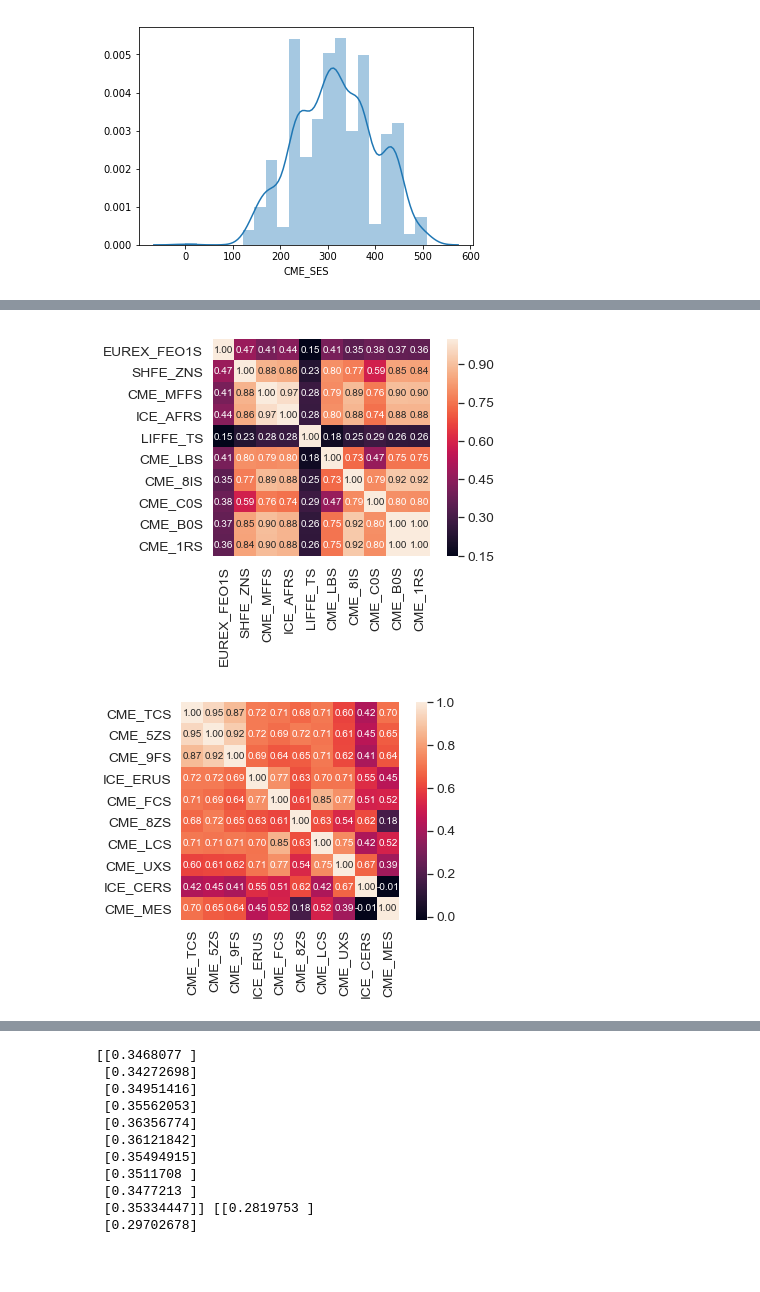
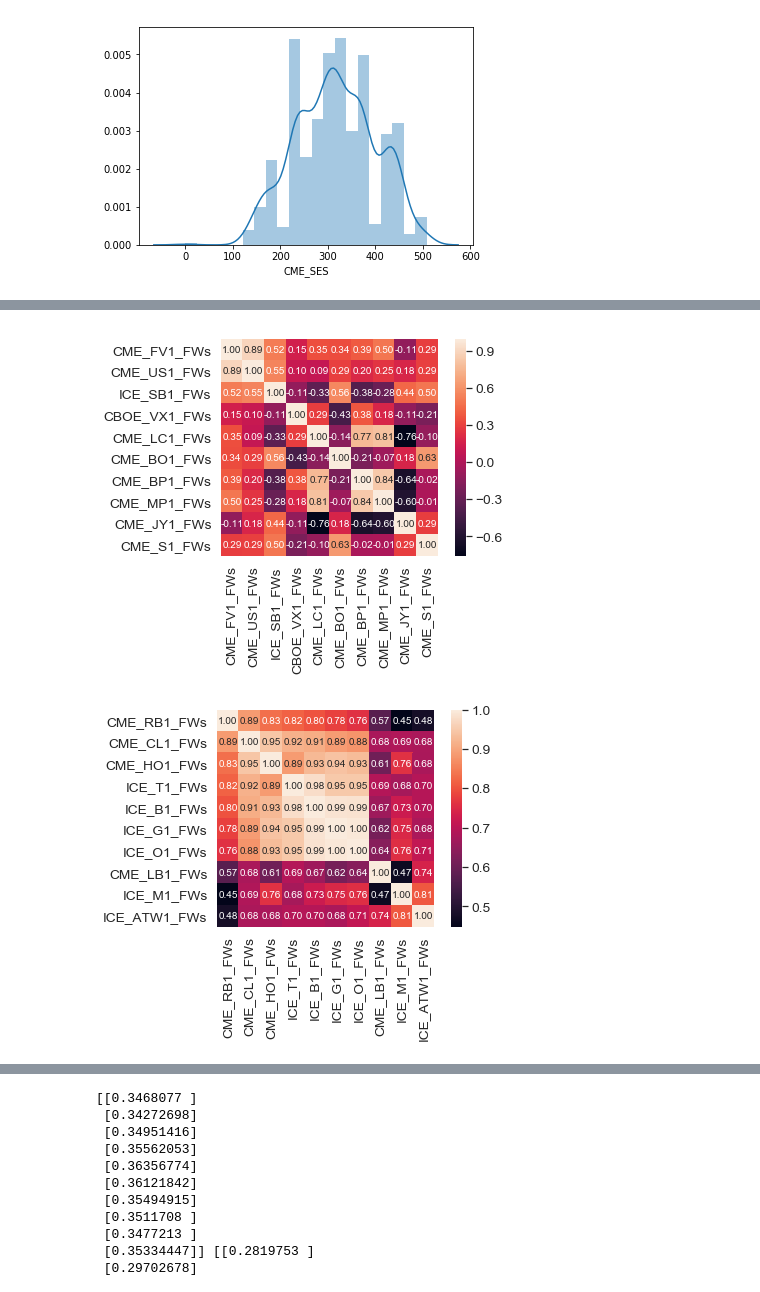
Before and after one commit to brownal05/globaltrade, a Jupyter notebook: alex/LTSMMULTI.ipynb, the cells around one changed output, grey strips where cells are left out. Saved outputs shown, nothing was run; the diff lists cells and outputs as text; code cells hidden in the pictures; blank space fills up the shorter version.

```diff
--- a/alex/LTSMMULTI.ipynb
+++ b/alex/LTSMMULTI.ipynb
@@ -32,9 +32,8 @@ def create_dataset(dataset, look_back=1):
     return np.array(dataX), np.array(dataY)
 # %%
 #load your data to train or predict on
-raw_data = pd.read_csv("features15.csv", low_memory=False)
+raw_data = pd.read_csv("big_df_adj.csv", low_memory=False)
 # %%
 
-df= df.fillna(0)
 cols = [c for c in raw_data.columns if c.lower()[-1] == "s"]
 df = raw_data[cols]
@@ -121,21 +124,21 @@ sns.heatmap(corrmat, vmax=.8, square=True);
 # %%
 k = 10 #number of variables for heatmap
-cols = corrmat.nsmallest(k, 'CME_TCS')['CME_TCS'].index
+cols = corrmat.nsmallest(k, 'CME_RB1_FWs')['CME_RB1_FWs'].index
 cm = np.corrcoef(a_df[cols].values.T)
 sns.set(font_scale=1.25)
 hm = sns.heatmap(cm, cbar=True, annot=True, square=True, fmt='.2f', annot_kws={'size': 10}, yticklabels=cols.values, xticklabels=cols.values)
 plt.show()
 # %% [output]
-[figure, old version]
+[figure, new version]
 # %%
 k = 10 #number of variables for heatmap
-cols = corrmat.nlargest(k, 'CME_TCS')['CME_TCS'].index
+cols = corrmat.nlargest(k, 'CME_RB1_FWs')['CME_RB1_FWs'].index
 cm = np.corrcoef(a_df[cols].values.T)
 sns.set(font_scale=1.25)
 hm = sns.heatmap(cm, cbar=True, annot=True, square=True, fmt='.2f', annot_kws={'size': 10}, yticklabels=cols.values, xticklabels=cols.values)
 plt.show()
 # %% [output]
-[figure, old version]
+[figure, new version]
 # %%
 dataset = df_o
 dataset = dataset.values
```
Also changed, not shown: parts of 19 cells of this notebook, 9 other files.
